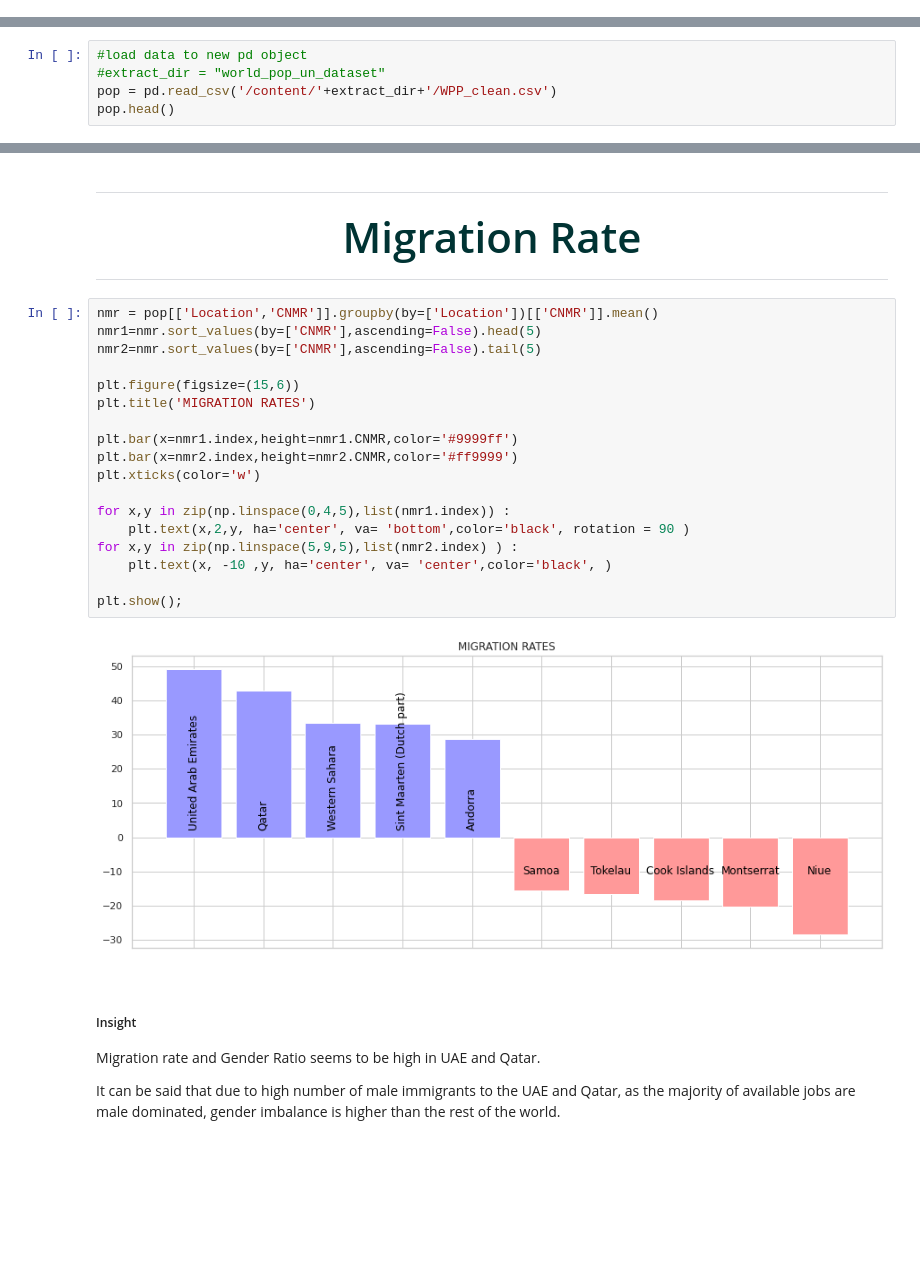
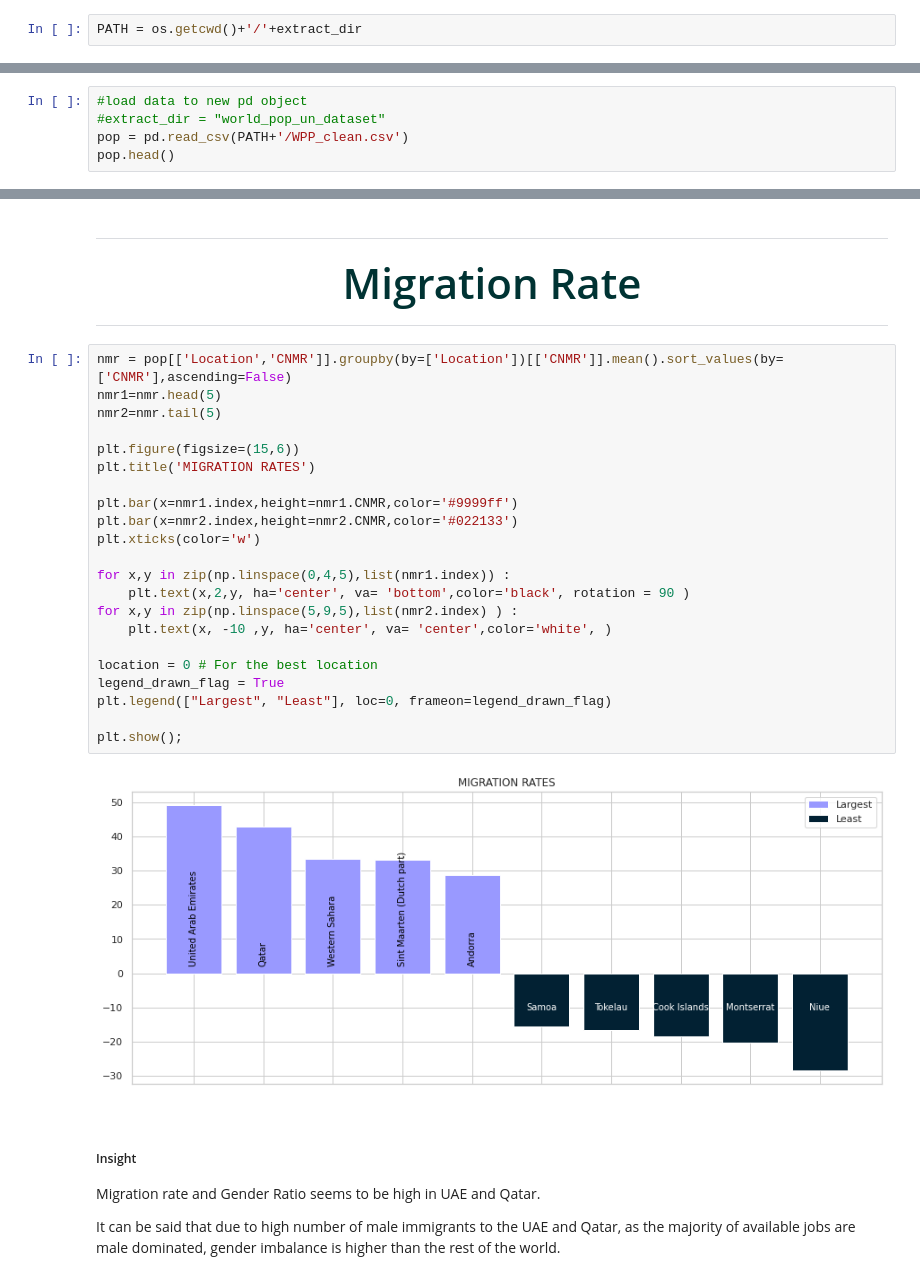
Before and after one commit to gshreya5/colab, a Jupyter notebook: world_pop_da.ipynb, the cells around one changed output, grey strips where cells are left out. Cells and saved outputs as stored; diff of their text form; blank space fills up the shorter version.

```diff
--- a/world_pop_da.ipynb
+++ b/world_pop_da.ipynb
@@ -104,4 +108,6 @@ with zipfile.ZipFile(zip_path, "r") as f:
 /content/world_pop_un_dataset/WPP2022_Demographic_Indicators_Medium.csv
 # %% [markdown]
 Loaded and unziped csv file in pandas DataFrame
+# %%
+PATH = os.getcwd()+'/'+extract_dir
 # %%
@@ -219,7 +226,7 @@ pop.to_csv(path2,sep=",",index=False)
 # %%
 #load data to new pd object
 #extract_dir = "world_pop_un_dataset"
-pop = pd.read_csv('/content/'+extract_dir+'/WPP_clean.csv')
+pop = pd.read_csv(PATH+'/WPP_clean.csv')
 pop.head()
 # %% [output]
 |  | LocID | ISO3_code | LocTypeName | Location | Time | TPopulation1Jan | TPopulation1July | PopDensity | ... |
@@ -480,25 +523,29 @@ The high Gender Ratio is in Qatar and UAE in 2022 is 263.77 and 226.3005 males p
 
 ***
 # %%
-nmr = pop[['Location','CNMR']].groupby(by=['Location'])[['CNMR']].mean()
-nmr1=nmr.sort_values(by=['CNMR'],ascending=False).head(5)
-nmr2=nmr.sort_values(by=['CNMR'],ascending=False).tail(5)
+nmr = pop[['Location','CNMR']].groupby(by=['Location'])[['CNMR']].mean().sort_values(by=['CNMR'],ascending=False)
+nmr1=nmr.head(5)
+nmr2=nmr.tail(5)
 
 plt.figure(figsize=(15,6))
 plt.title('MIGRATION RATES')
 
 plt.bar(x=nmr1.index,height=nmr1.CNMR,color='#9999ff')
-plt.bar(x=nmr2.index,height=nmr2.CNMR,color='#ff9999')
+plt.bar(x=nmr2.index,height=nmr2.CNMR,color='#022133')
 plt.xticks(color='w')
 
 for x,y in zip(np.linspace(0,4,5),list(nmr1.index)) :
     plt.text(x,2,y, ha='center', va= 'bottom',color='black', rotation = 90 )
 for x,y in zip(np.linspace(5,9,5),list(nmr2.index) ) :
-    plt.text(x, -10 ,y, ha='center', va= 'center',color='black', )
+    plt.text(x, -10 ,y, ha='center', va= 'center',color='white', )
+
+location = 0 # For the best location
+legend_drawn_flag = True
+plt.legend(["Largest", "Least"], loc=0, frameon=legend_drawn_flag)
 
 plt.show();
 # %% [output]
-[figure, old version]
+[figure, new version]
 # %% [markdown]
 ##### Insight
 
```
Also changed, not shown: parts of 22 cells of this notebook.
